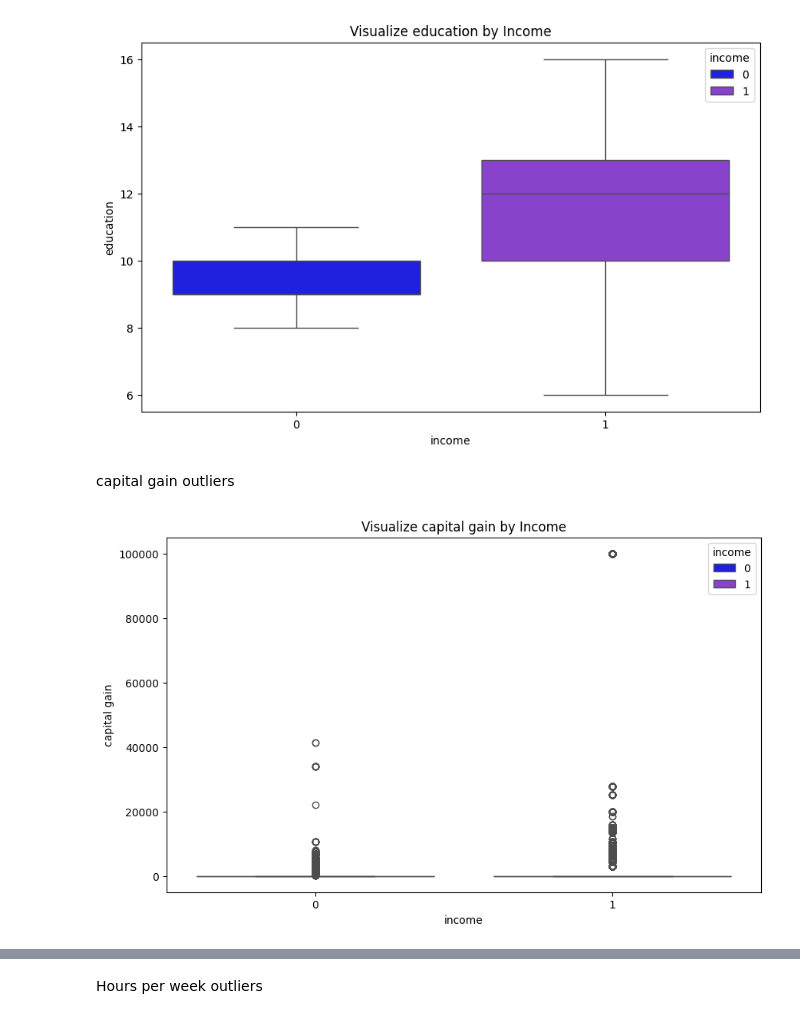
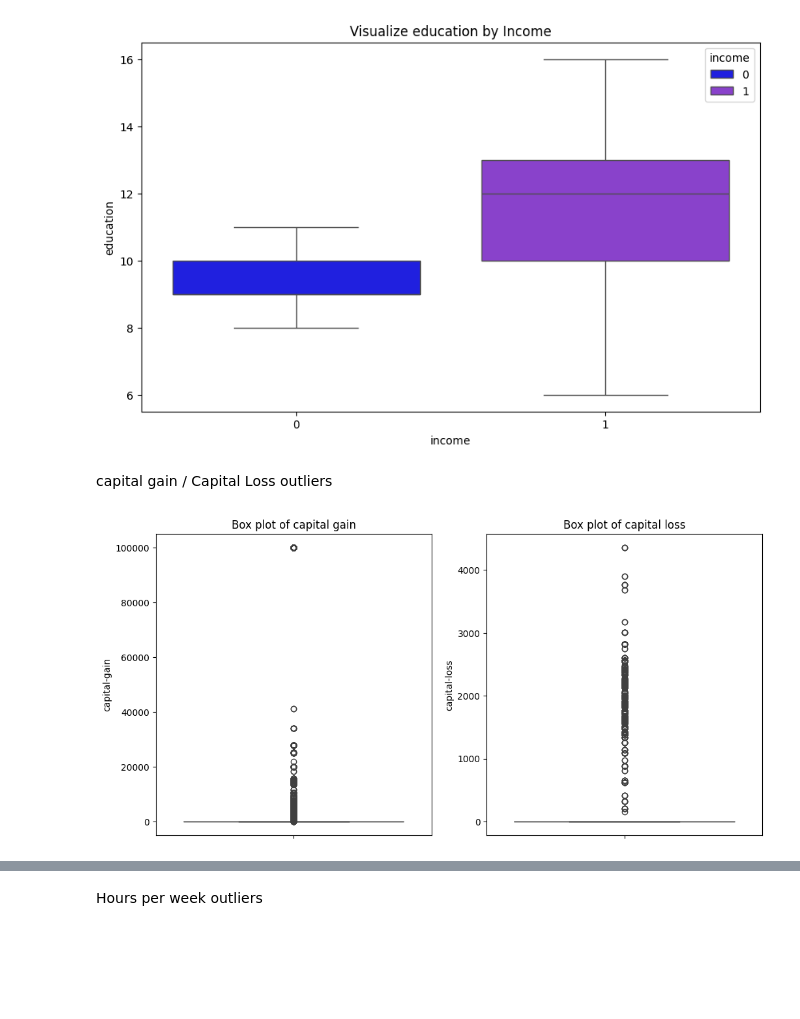
Before and after one commit to sesiiyy/CensusIncomePrediction, a Jupyter notebook: DataCleaning.ipynb, the cells around one changed output, grey strips where cells are left out. Saved outputs shown, nothing was run; the diff lists cells and outputs as text; code cells hidden in the pictures; blank space fills up the shorter version.

```diff
--- a/DataCleaning.ipynb
+++ b/DataCleaning.ipynb
@@ -947,16 +939,19 @@ plot.show()
 # %% [output]
 [figure]
 # %% [markdown]
-capital gain outliers
+capital gain / Capital Loss outliers
-# %%
-#visualize capital outliers in a boxplot
-
-plot.figure(figsize=(10,6))
-sns.boxplot(x=df['income'], y=df['capital-gain'], hue=df['income'], palette={1: '#8A2BE2', 0: 'blue'})
-plot.title('Visualize capital gain by Income')
-plot.xlabel("income")
-plot.ylabel("capital gain")
-plot.legend(title="income",loc="upper right")
-plot.show()
-# %% [output]
-[figure, removed]
+# %%
+# visulaize capital-gain and capital-loss values
+plot.figure(figsize=(12, 6))
+
+plot.subplot(1, 2, 1)
+sns.boxplot(y=df['capital-gain'])
+plot.title('Box plot of capital gain')
+
+plot.subplot(1, 2, 2)
+sns.boxplot(y=df['capital-loss'])
+plot.title('Box plot of capital loss')
+
+plot.show()
+# %% [output]
+[figure, added]
```
Also changed, not shown: parts of 48 cells of this notebook.
